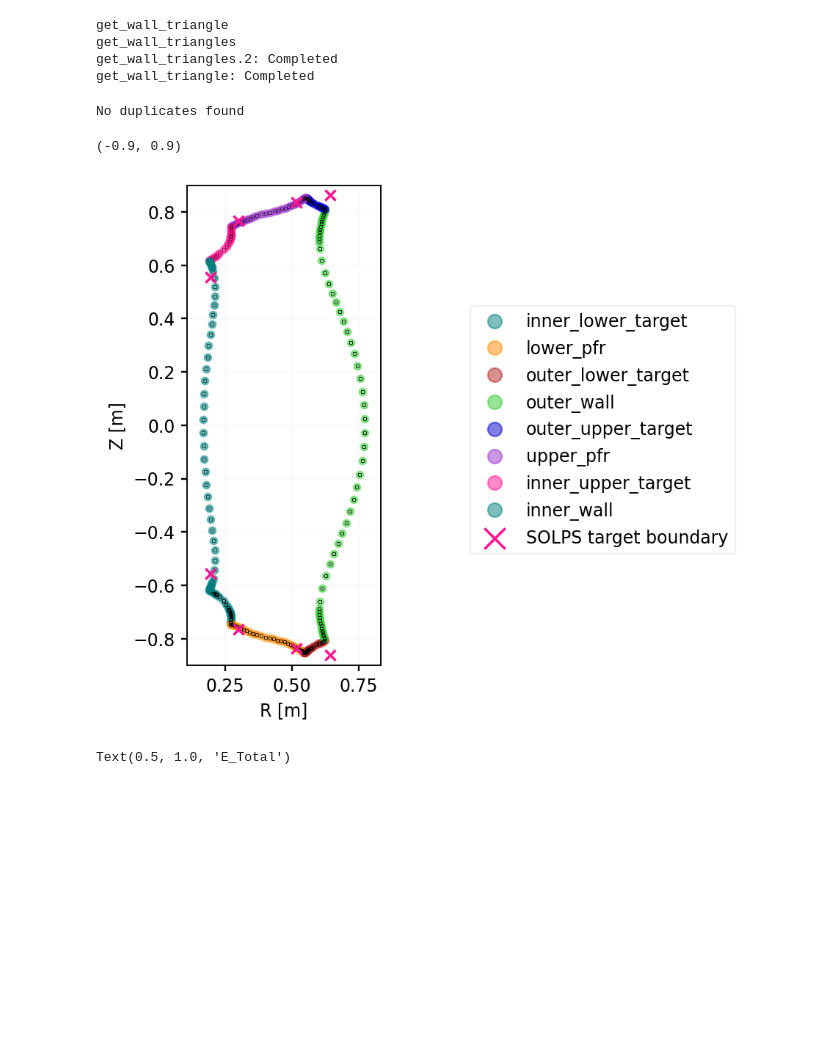
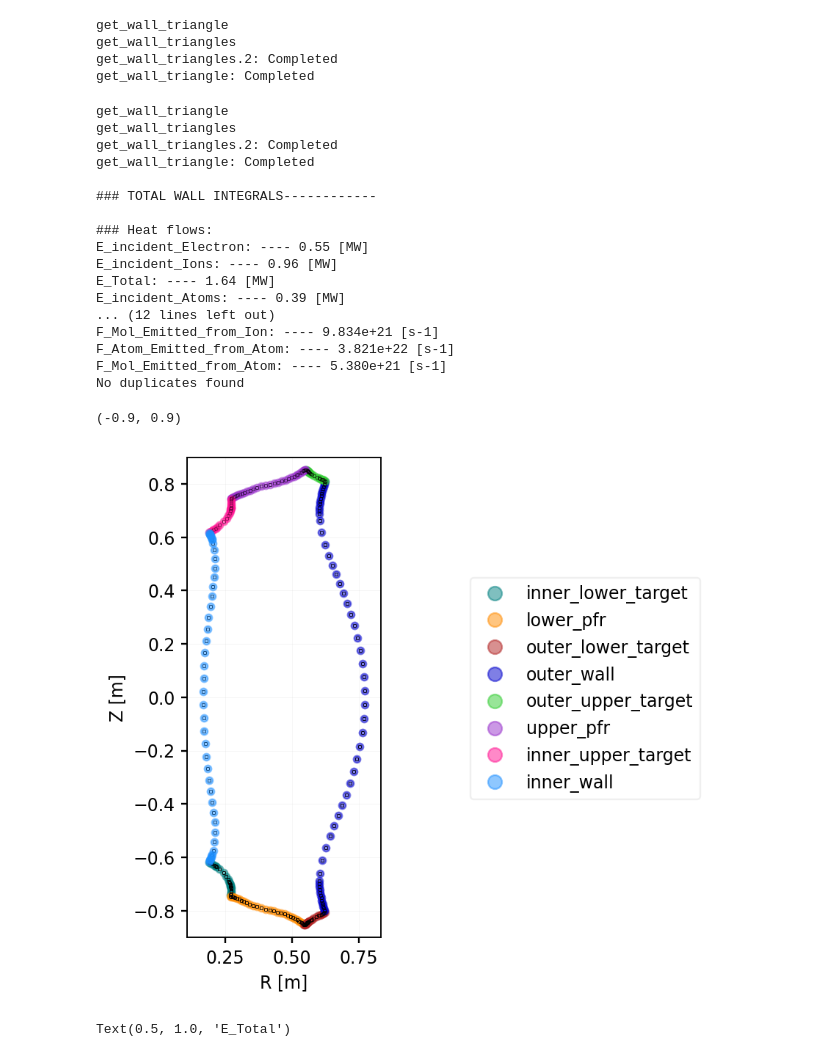
Before and after one commit to mikekryjak/notebooks, a Jupyter notebook: soledge-work/4ab-heatbalance_soledge_tight.ipynb, the cells around one changed output. Cells and saved outputs as stored; diff of their text form; code cells hidden in the pictures; blank space fills up the shorter version.

```diff
--- a/soledge-work/4ab-heatbalance_soledge_tight.ipynb
+++ b/soledge-work/4ab-heatbalance_soledge_tight.ipynb
@@ -160,6 +160,10 @@ get_wall_triangle: Completed
 %matplotlib inline
 # %%
 plt.close("all")
+
+self = SOLEDGEcase(path)
+wfluxes_all = self.get_wall_fluxes(verbose = True)
+
 wfluxes = dict()
 df = wfluxes_all.copy()
 # wfluxes["all"] = wfluxes_all.copy()
@@ -171,37 +175,53 @@ wfluxes["outer_upper_target"] = df.iloc[slice(156,176),:]
 wfluxes["upper_pfr"] = df.iloc[slice(176,209),:]
 wfluxes["inner_upper_target"] = df.iloc[slice(209,231),:]
 wfluxes["inner_wall"] = df.iloc[np.r_[slice(0,22), slice(231,253)],:]
 
 
 fig, ax = plt.subplots(dpi = 170)
 
 for region in wfluxes.keys():
 
     ax.plot(df["R"], df["Z"], c = "k", alpha = 1, lw = 0, marker = "o", markersize = 2, markeredgewidth=0.1, markerfacecolor="None")
     if region != "wall":
         ax.plot(wfluxes[region]["R"], wfluxes[region]["Z"],  alpha = 0.5, lw = 0,  label = region, markersize = 4, marker = "o")
 
-for i, name in enumerate(rz_extents.keys()):
-    label = "SOLPS target boundary" if i == 0 else ""
-    ax.scatter(rz_extents[name]["R"], rz_extents[name]["Z"], marker = "x", c = "deeppink", label = label, zorder = 100)
+# for i, name in enumerate(rz_extents.keys()):
+#     label = "SOLPS target boundary" if i == 0 else ""
+#     ax.scatter(rz_extents[name]["R"], rz_extents[name]["Z"], marker = "x", c = "deeppink", label = label, zorder = 100)
 
 # Plot duplicates if any
 allregions = pd.concat(wfluxes.values())
 dupl = allregions[allregions.duplicated(subset="R")]
 if len(dupl) > 0:
     ax.scatter(dupl["R"], dupl["Z"], c = "r", edgecolors="yellow", s = 50, label = "DUPLICATES", zorder = 200)
 else:
     print("No duplicates found")
 
 ax.set_aspect("equal")
 fig.legend(loc="upper left", bbox_to_anchor=(0.75, 0.7))
 ax.set_xlabel("R [m]")
 ax.set_ylabel("Z [m]")
 ax.set_ylim(-0.9, 0.9)
 # %% [output]
+get_wall_triangle
+get_wall_triangles
+get_wall_triangles.2: Completed
+get_wall_triangle: Completed
+
+### TOTAL WALL INTEGRALS------------
+
+### Heat flows:
+E_incident_Electron: ---- 0.55 [MW]
+E_incident_Ions: ---- 0.96 [MW]
+E_Total: ---- 1.64 [MW]
+E_incident_Atoms: ---- 0.39 [MW]
+... (12 lines left out)
+F_Mol_Emitted_from_Ion: ---- 9.834e+21 [s-1]
+F_Atom_Emitted_from_Atom: ---- 3.821e+22 [s-1]
+F_Mol_Emitted_from_Atom: ---- 5.380e+21 [s-1]
 No duplicates found
 (-0.9, 0.9)
-[figure, old version]
+[figure, new version]
 # %%
 %matplotlib inline
 fig, ax = plt.subplots(dpi = 150)
```
Also changed, not shown: 23 other files.
